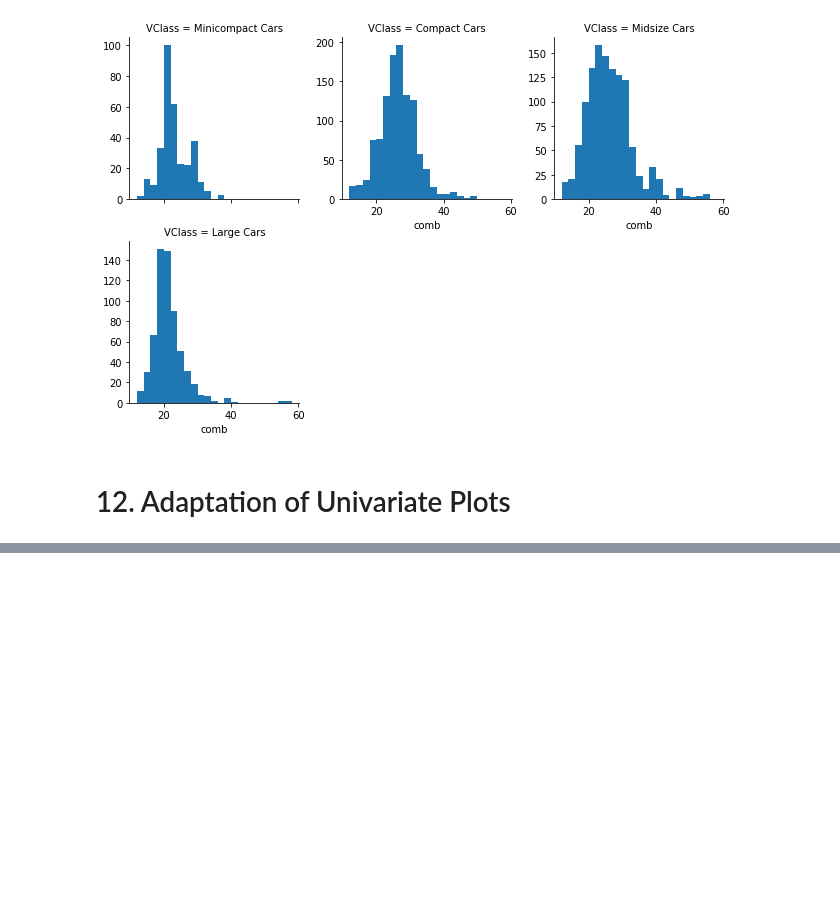
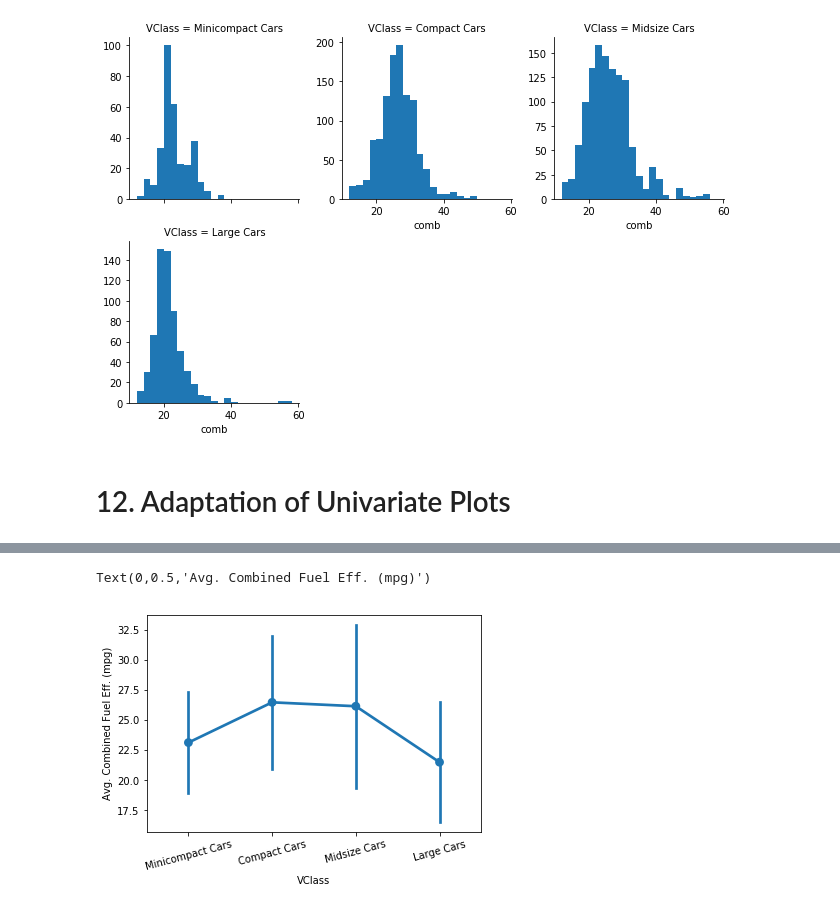
Before and after one commit to danielsoutar/UDACITY-AI_with_PY, a Jupyter notebook: Numpy-Pandas-Matplotlib/lesson-6_matplotlib-and-seaborn-p2/Matplotlib and Seaborn Part 2.ipynb, the cells around one changed output, grey strips where cells are left out. Cells and saved outputs as stored; diff of their text form; code cells hidden in the pictures; blank space fills up the shorter version.

```diff
--- a/Numpy-Pandas-Matplotlib/lesson-6_matplotlib-and-seaborn-p2/Matplotlib and Seaborn Part 2.ipynb
+++ b/Numpy-Pandas-Matplotlib/lesson-6_matplotlib-and-seaborn-p2/Matplotlib and Seaborn Part 2.ipynb
@@ -235,0 +261,8 @@ g.map(plt.hist, 'comb', bins = bins)
+# %%
+#pointplot - if not interested in zero lower bound (dont need base color)
+sb.pointplot(data = fuel_econ, x= 'VClass', y = 'comb', ci = 'sd')
+plt.xticks(rotation = 15)
+plt.ylabel('Avg. Combined Fuel Eff. (mpg)')
+# %% [output]
+Text(0,0.5,'Avg. Combined Fuel Eff. (mpg)')
+[figure, added]
```
Also changed, not shown: parts of 5 cells of this notebook.
